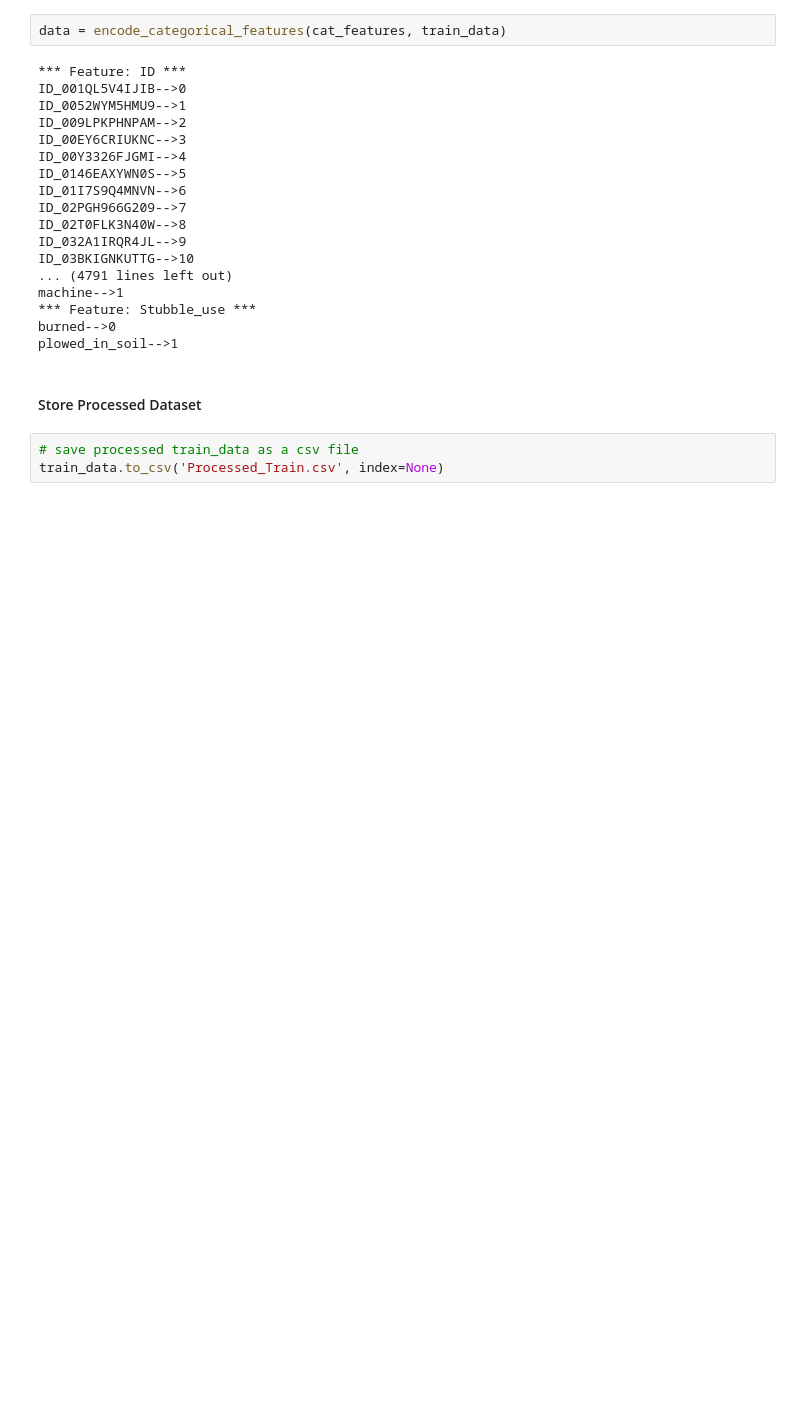
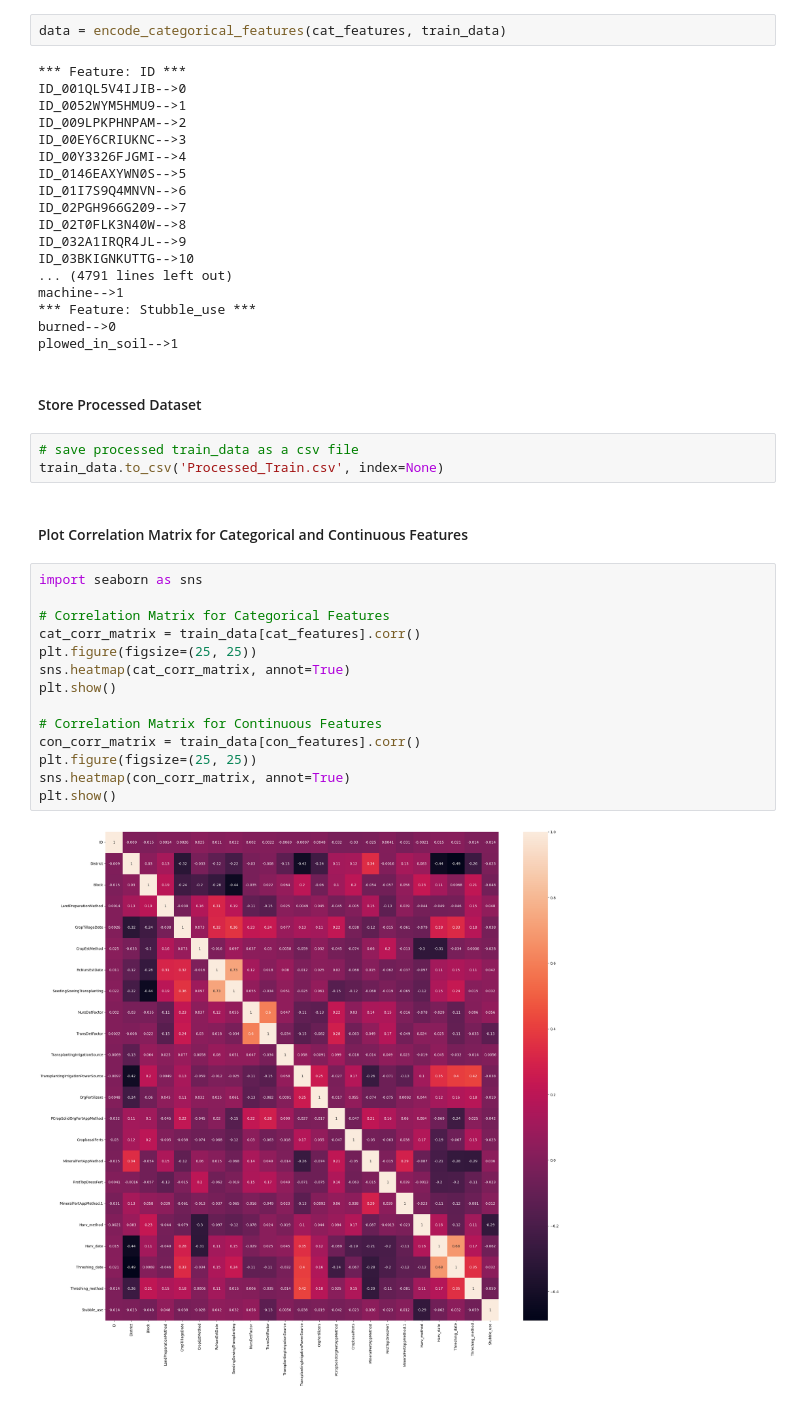
Before and after one commit to sainitheesh18/Digital-Green-Crop-Yield-Estimate-Challenge, a Jupyter notebook: EDA.ipynb, the cells around one changed output. Cells and saved outputs as stored; diff of their text form; blank space fills up the shorter version.

Commit message:
EDA Step 7 - Correlation Matrix

```diff
--- a/EDA.ipynb
+++ b/EDA.ipynb
@@ -324,3 +324,21 @@ plowed_in_soil-->1
 # %%
 # save processed train_data as a csv file
 train_data.to_csv('Processed_Train.csv', index=None)
+# %% [markdown]
+#### Plot Correlation Matrix for Categorical and Continuous Features
+# %%
+import seaborn as sns
+
+# Correlation Matrix for Categorical Features
+cat_corr_matrix = train_data[cat_features].corr()
+plt.figure(figsize=(25, 25))
+sns.heatmap(cat_corr_matrix, annot=True)
+plt.show()
+
+# Correlation Matrix for Continuous Features
+con_corr_matrix = train_data[con_features].corr()
+plt.figure(figsize=(25, 25))
+sns.heatmap(con_corr_matrix, annot=True)
+plt.show()
+# %% [output]
+[figure, added]
```
Also changed, not shown: parts of 3 cells of this notebook.
